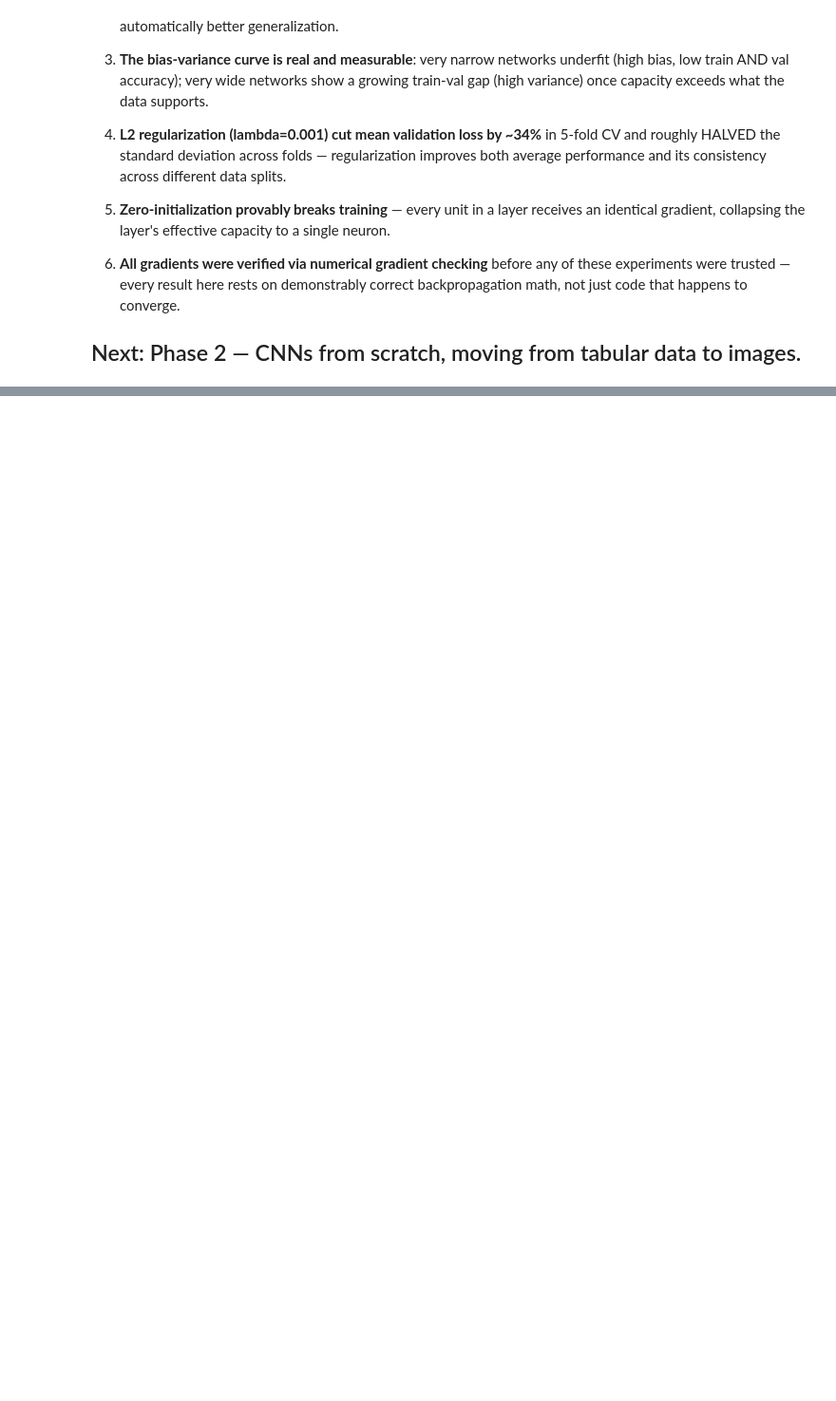
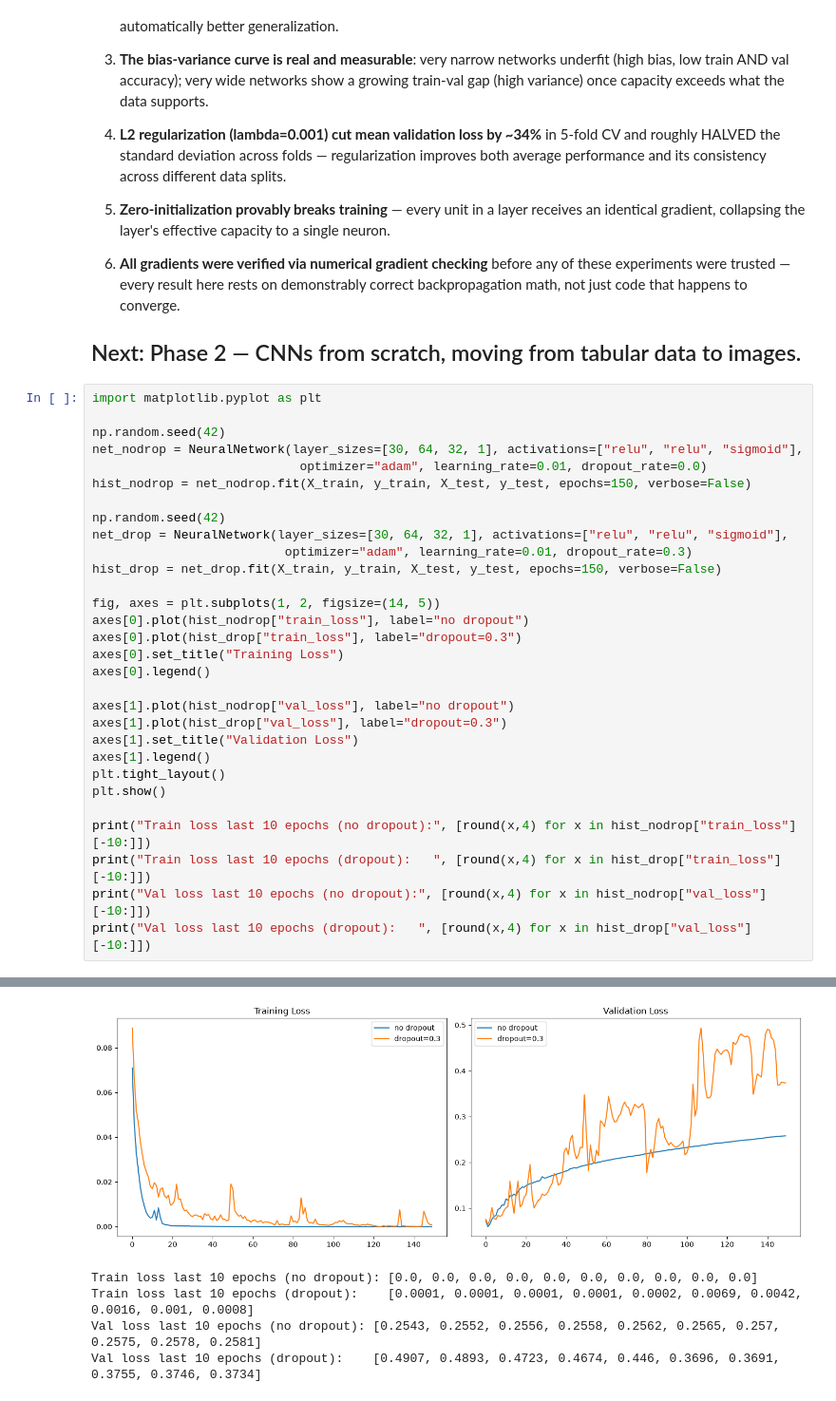
Before and after one commit to mattshaabani/deep-learning-from-scratch, a Jupyter notebook: notebooks/phase1_mlp_from_scratch.ipynb, the cells around one changed output, grey strips where cells are left out. Shown at 95% size. Cells and saved outputs as stored; diff of their text form; blank space fills up the shorter version.

Commit message:
add Phase 1 notebook with full experiment suite; document dropout+Adam interaction finding

```diff
--- a/notebooks/phase1_mlp_from_scratch.ipynb
+++ b/notebooks/phase1_mlp_from_scratch.ipynb
@@ -369,3 +375,34 @@ No reg                       0.9771         0.0090          0.2041         0.105
    that happens to converge.
 
 ## Next: Phase 2 — CNNs from scratch, moving from tabular data to images.
+# %%
+import matplotlib.pyplot as plt
+
+np.random.seed(42)
+net_nodrop = NeuralNetwork(layer_sizes=[30, 64, 32, 1], activations=["relu", "relu", "sigmoid"],
+                            optimizer="adam", learning_rate=0.01, dropout_rate=0.0)
+hist_nodrop = net_nodrop.fit(X_train, y_train, X_test, y_test, epochs=150, verbose=False)
+
+np.random.seed(42)
+net_drop = NeuralNetwork(layer_sizes=[30, 64, 32, 1], activations=["relu", "relu", "sigmoid"],
+                          optimizer="adam", learning_rate=0.01, dropout_rate=0.3)
+hist_drop = net_drop.fit(X_train, y_train, X_test, y_test, epochs=150, verbose=False)
+
+fig, axes = plt.subplots(1, 2, figsize=(14, 5))
+axes[0].plot(hist_nodrop["train_loss"], label="no dropout")
+axes[0].plot(hist_drop["train_loss"], label="dropout=0.3")
+axes[0].set_title("Training Loss")
+axes[0].legend()
+
+axes[1].plot(hist_nodrop["val_loss"], label="no dropout")
+axes[1].plot(hist_drop["val_loss"], label="dropout=0.3")
+axes[1].set_title("Validation Loss")
+axes[1].legend()
+plt.tight_layout()
+plt.show()
+
+print("Train loss last 10 epochs (no dropout):", [round(x,4) for x in hist_nodrop["train_loss"][-10:]])
+print("Train loss last 10 epochs (dropout):   ", [round(x,4) for x in hist_drop["train_loss"][-10:]])
+print("Val loss last 10 epochs (no dropout):", [round(x,4) for x in hist_nodrop["val_loss"][-10:]])
+print("Val loss last 10 epochs (dropout):   ", [round(x,4) for x in hist_drop["val_loss"][-10:]])
+# %% [output]
@@ -371,0 +411,5 @@ No reg                       0.9771         0.0090          0.2041         0.105
+[figure, added]
+Train loss last 10 epochs (no dropout): [0.0, 0.0, 0.0, 0.0, 0.0, 0.0, 0.0, 0.0, 0.0, 0.0]
+Train loss last 10 epochs (dropout):    [0.0001, 0.0001, 0.0001, 0.0001, 0.0002, 0.0069, 0.0042, 0.0016, 0.001, 0.0008]
+Val loss last 10 epochs (no dropout): [0.2543, 0.2552, 0.2556, 0.2558, 0.2562, 0.2565, 0.257, 0.2575, 0.2578, 0.2581]
+Val loss last 10 epochs (dropout):    [0.4907, 0.4893, 0.4723, 0.4674, 0.446, 0.3696, 0.3691, 0.3755, 0.3746, 0.3734]
```
Also changed, not shown: parts of 2 cells of this notebook.
